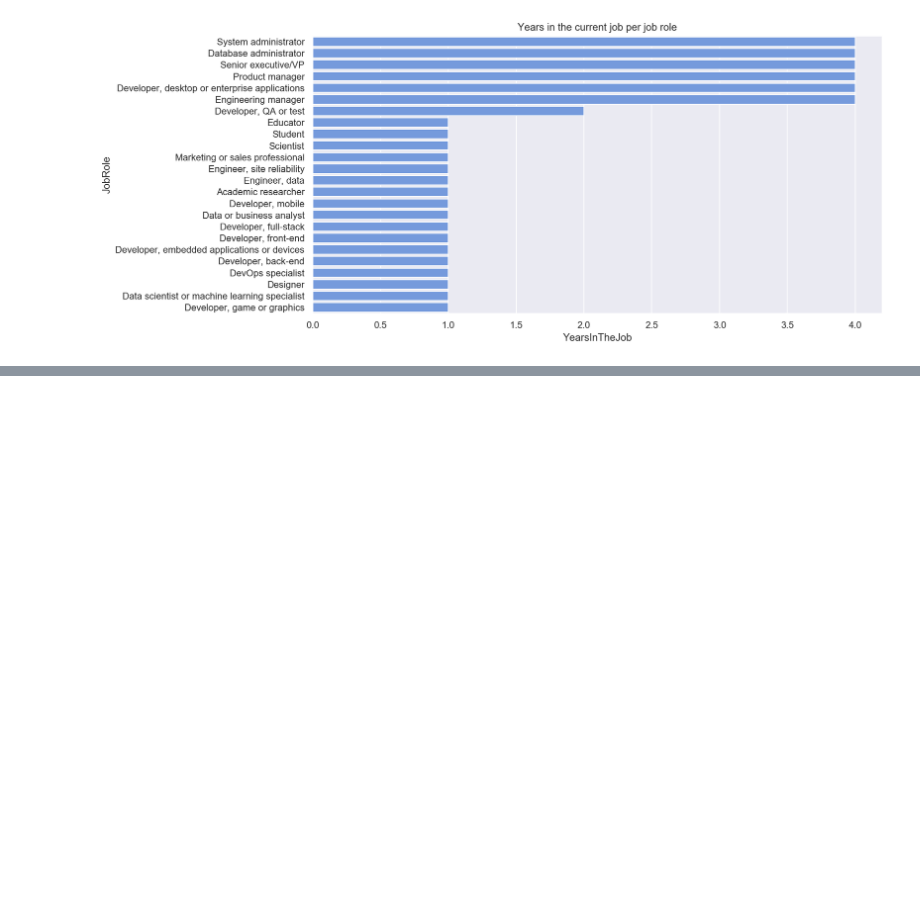
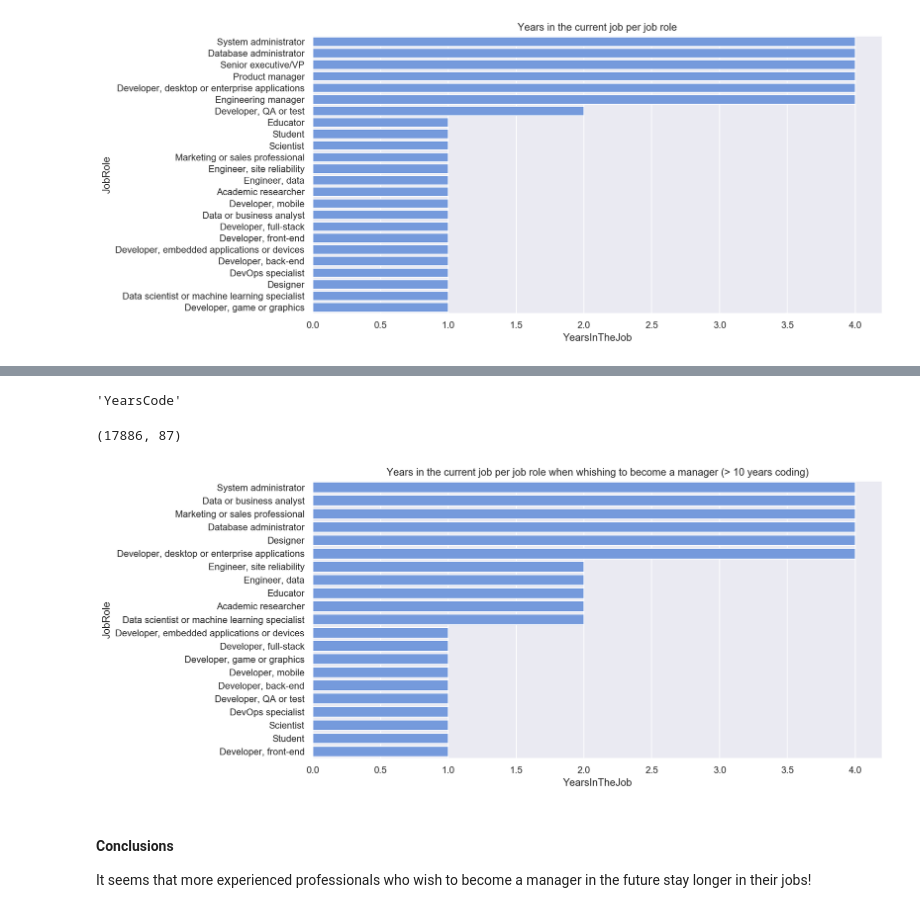
Before and after one commit to besson/stackoverflow-analytics, a Jupyter notebook: talent_retention_analysis.ipynb, the cells around one changed output, grey strips where cells are left out. Cells and saved outputs as stored; diff of their text form; code cells hidden in the pictures; blank space fills up the shorter version.

```diff
--- a/talent_retention_analysis.ipynb
+++ b/talent_retention_analysis.ipynb
@@ -207,0 +261,23 @@ sns.set(font_scale=1)
+# %%
+df2[df2.QuestionText == 'Including any education, how many years have you been coding?']['Column'].values[0]
+# %% [output]
+'YearsCode'
+# %%
+p2a_df = p2_df[p2_df.YearsCode >= 10]
+p2a_df.shape
+# %% [output]
+(17886, 87)
+# %%
+agg_p2a_df = p2a_df.groupby(['JobRole']).agg({'YearsInTheJob': lambda x: x.value_counts().index[0]})\
+                 .sort_values(by='YearsInTheJob', ascending=False)\
+                 .reset_index()
+
+plt.figure(figsize=(12,6))
+sns.barplot(x='YearsInTheJob', y='JobRole', orient='h', data=agg_p2a_df, color='cornflowerblue');
+plt.title('Years in the current job per job role when whishing to become a manager (> 10 years coding)');
+# %% [output]
+[figure, added]
+# %% [markdown]
+#### Conclusions
+
+It seems that more experienced professionals who wish to become a manager in the future stay longer in their jobs!
```
Also changed, not shown: parts of 20 cells of this notebook, 1 other file.
